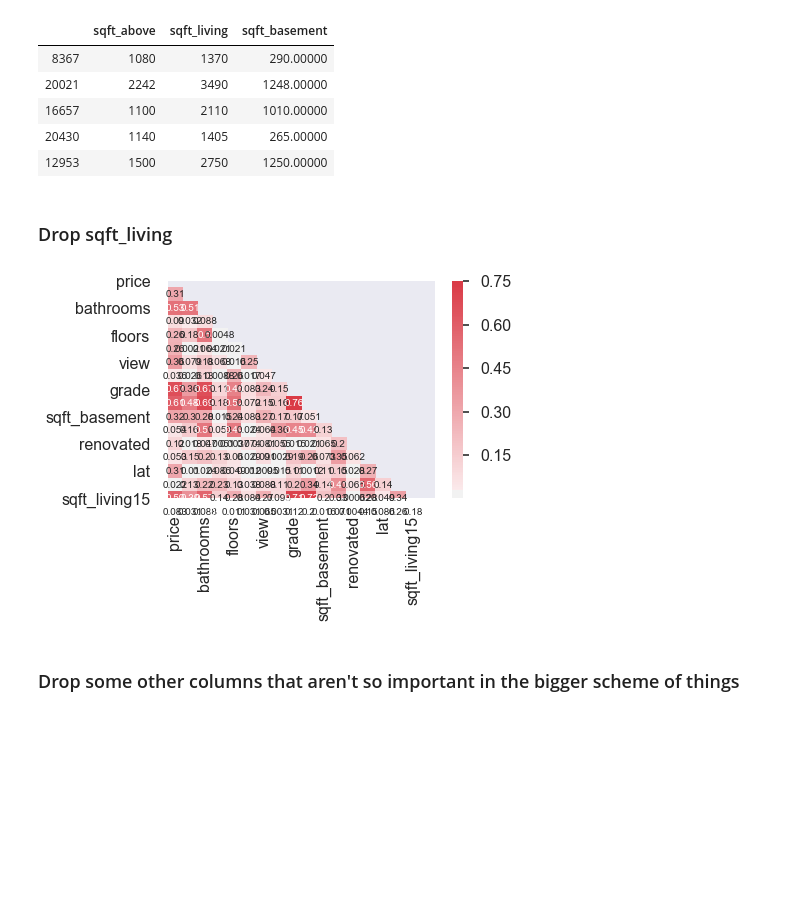
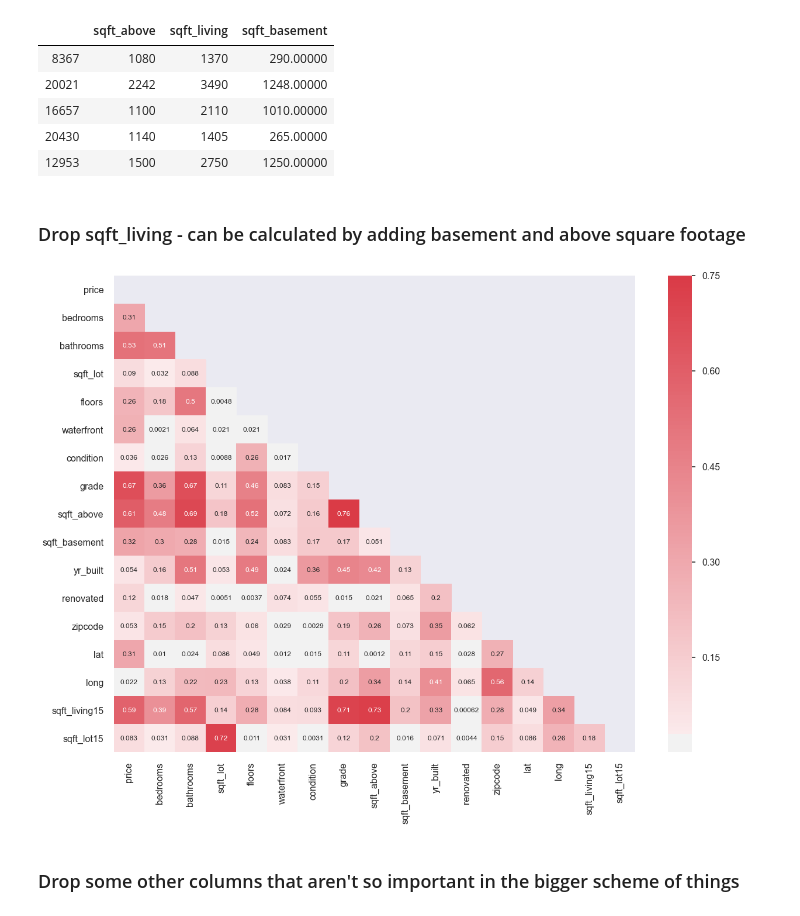
Before and after one commit to alimahzoon/King-County-House-Sales, a Jupyter notebook: student.ipynb, the cells around one changed output. Saved outputs shown, nothing was run; the diff lists cells and outputs as text; code cells hidden in the pictures; blank space fills up the shorter version.

```diff
--- a/student.ipynb
+++ b/student.ipynb
@@ -238,0 +290,4 @@ Name: view, dtype: float64
+# %%
+# column will represent if it was renovated or not
+df_cleaned.rename(columns={'yr_renovated': 'renovated'}, inplace=True)
+df_cleaned
@@ -337,6 +340,6 @@ dtype: int64
 # %%
-kings_df_cleaned['sqft_basement'] = pd.to_numeric(kings_df_cleaned['sqft_basement'], errors='coerce')
-kings_df_cleaned['sqft_basement']
+df_cleaned['sqft_basement'] = pd.to_numeric(df_cleaned['sqft_basement'], errors='coerce')
+df_cleaned['sqft_basement']
 # %% [output]
 0         0.00000
 1       400.00000
@@ -368,8 +372,8 @@ Name: sqft_basement, Length: 304, dtype: float64
 # %% [markdown]
 ### Something must be done about these newly discovered null values. We will assume that a null value means no basement. Partially because the mode is zero anyhow.
 # %%
-kings_df_cleaned['sqft_basement'].fillna(0, inplace=True)
-kings_df_cleaned['sqft_basement'].value_counts(normalize=True, dropna=False)
+df_cleaned['sqft_basement'].fillna(0, inplace=True)
+df_cleaned['sqft_basement'].value_counts(normalize=True, dropna=False)
 # %% [output]
 0.00000      0.61490
 600.00000    0.01005
@@ -398,0 +397,3 @@ check_multicol(kings_df_cleaned)
+# %%
+plt.rcParams['figure.figsize'] = (20,15)
+check_multicol(df_cleaned)
@@ -420,13 +422,13 @@ sqft_sample[['sqft_above', 'sqft_living', 'sqft_basement']]
 | 16657 | 1100 | 2110 | 1010.00000 |
 | 20430 | 1140 | 1405 | 265.00000 |
 | 12953 | 1500 | 2750 | 1250.00000 |
-# %% [markdown]
-### Drop sqft_living
+# %% [markdown]
+### Drop sqft_living - can be calculated by adding basement and above square footage
 # %%
-kings_df_cleaned.drop(['sqft_living'], axis=1, inplace=True)
-check_multicol(kings_df_cleaned)
+df_cleaned.drop(['sqft_living'], axis=1, inplace=True)
+check_multicol(df_cleaned)
 # %% [output]
-[figure, old version]
+[figure, new version]
 # %% [markdown]
 ### Drop some other columns that aren't so important in the bigger scheme of things
 # %%
```
Also changed, not shown: parts of 106 cells of this notebook, 3 other files.
